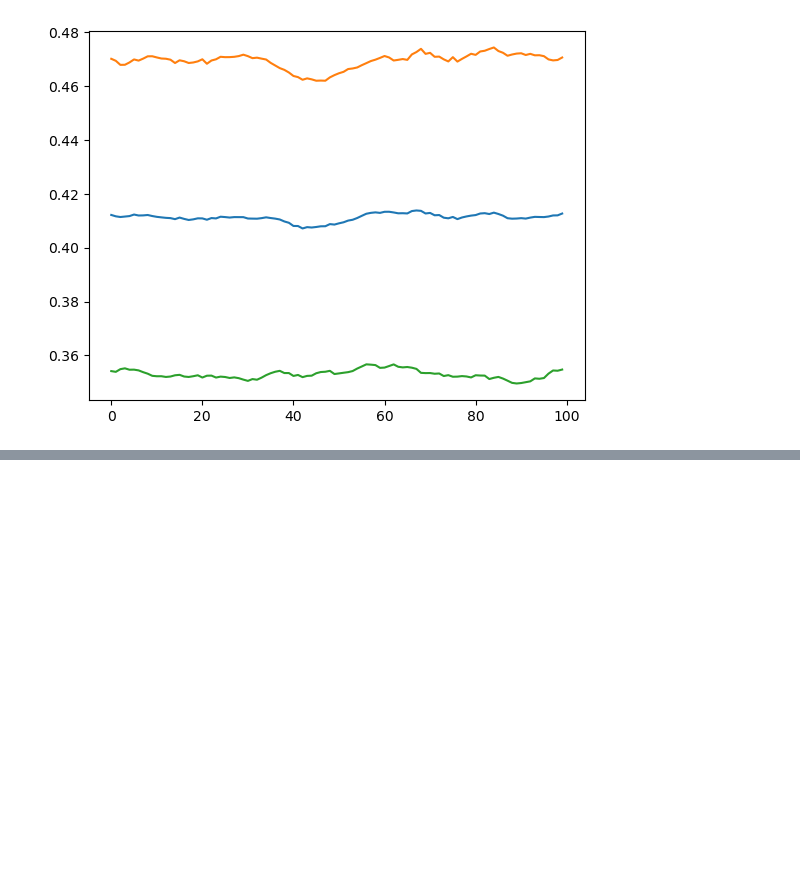
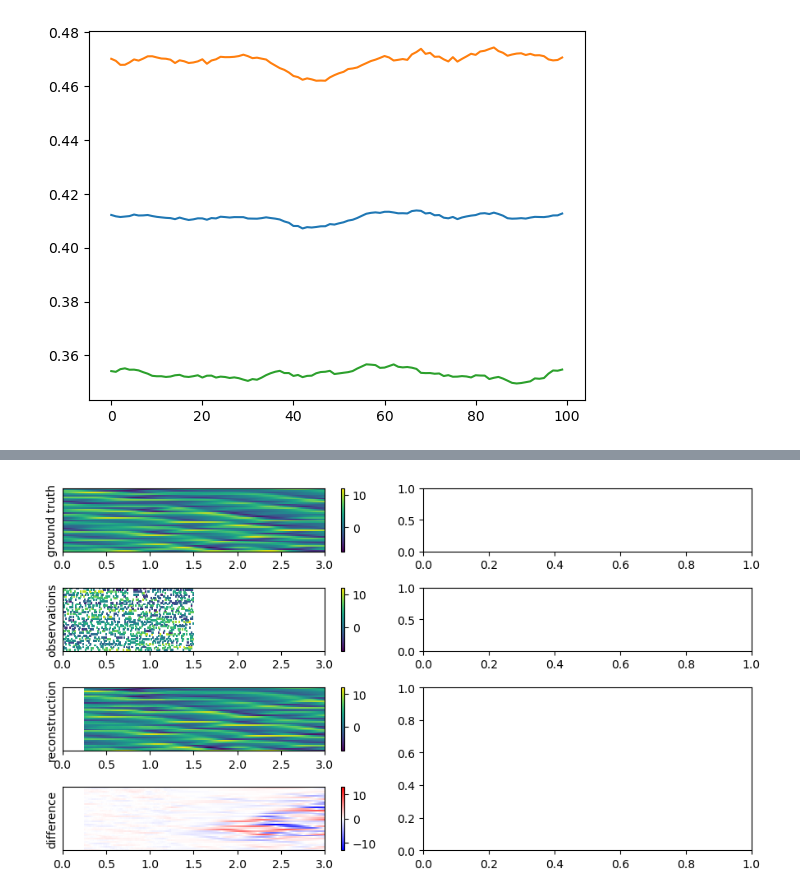
Before and after one commit to m-dml/coda, a Jupyter notebook: notebooks/dda_example_final.ipynb, the cells around one changed output, grey strips where cells are left out. Drawn from its saved outputs; the diff is of its cells as text; code cells hidden in the pictures; blank space fills up the shorter version.

```diff
--- a/notebooks/dda_example_final.ipynb
+++ b/notebooks/dda_example_final.ipynb
@@ -124,0 +271,49 @@ plt.plot(reconstruction_mean_errors-reconstruction_std_errors)
+# %%
+xticks = torch.arange(0, 301, 50)
+xtickslabels = torch.arange(0, 3.1, 0.5).numpy()
+# %%
+mosaic = """
+aaee
+bbff
+ccgg
+ddgg
+"""
+fig, axd = plt.subplot_mosaic(mosaic=mosaic, figsize=(9, 5))
+
+# A - ground truth simulation
+img_gt = axd["a"].pcolor(ground_truth.T, vmin=vmin, vmax=vmax)
+plt.colorbar(img_gt, ax=axd["a"])
+axd["a"].set_xticklabels(xtickslabels)
+axd["a"].set_ylabel("ground truth")
+axd["a"].tick_params(left=False, labelleft=False)
+
+# B - pseudo-observations
+img_obs = axd["b"].pcolor(observations.T, vmin=vmin, vmax=vmax)
+plt.colorbar(img_obs, ax=axd["b"])
+axd["b"].set_xticklabels(xtickslabels)
+axd["b"].set_ylabel("observations")
+axd["b"].tick_params(left=False, labelleft=False)
+
+# C - reconstruction and forecast
+img_pred = axd["c"].pcolor(analysis_and_forecast.T, vmin=vmin, vmax=vmax)
+plt.colorbar(img_pred, ax=axd["c"])
+axd["c"].set_xticklabels(xtickslabels)
+axd["c"].set_ylabel("reconstruction")
+axd["c"].tick_params(left=False, labelleft=False)
+
+# D - difference between groud truth and reconstraction/forecast
+vlim = torch.nan_to_num(difference, nan=0).abs().max()
+img_diff = axd["d"].pcolor(difference.T, vmin=-vlim, vmax=vlim, cmap="bwr")
+plt.colorbar(img_diff, ax=axd["d"])
+axd["d"].set_xticklabels(xtickslabels)
+axd["d"].set_ylabel("difference")
+axd["d"].tick_params(left=False, labelleft=False)
+
+# E - initial condition error
+estimated_initial_state = initial_state
+true_initial_state = all_ground_truth[:, ri-1]
+
+
+plt.tight_layout()
+# %% [output]
+[figure, added]
```
Also changed, not shown: parts of 13 cells of this notebook, 1 other file.
